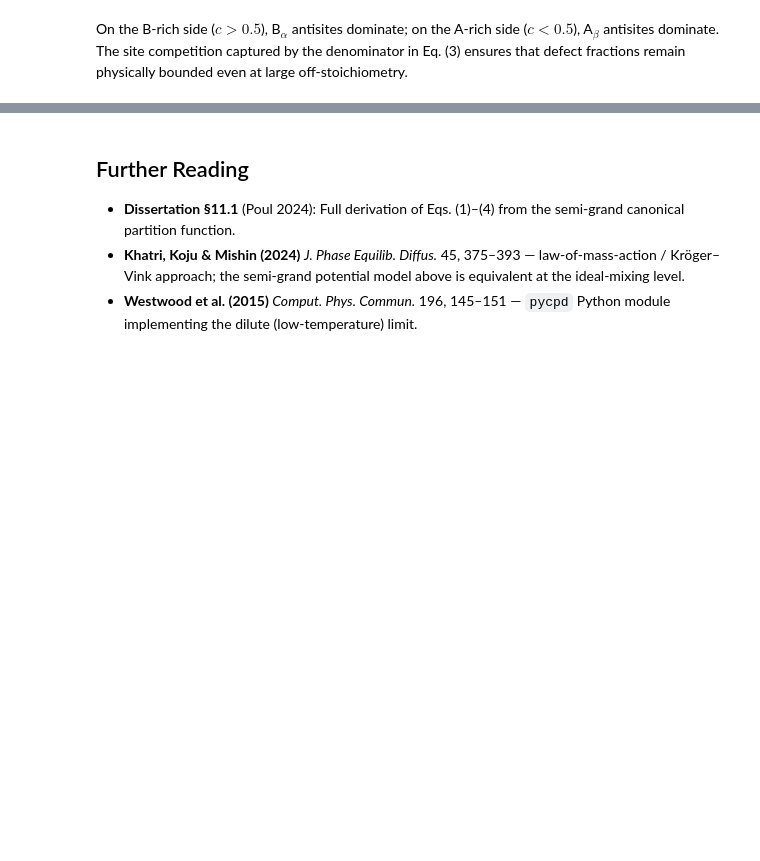
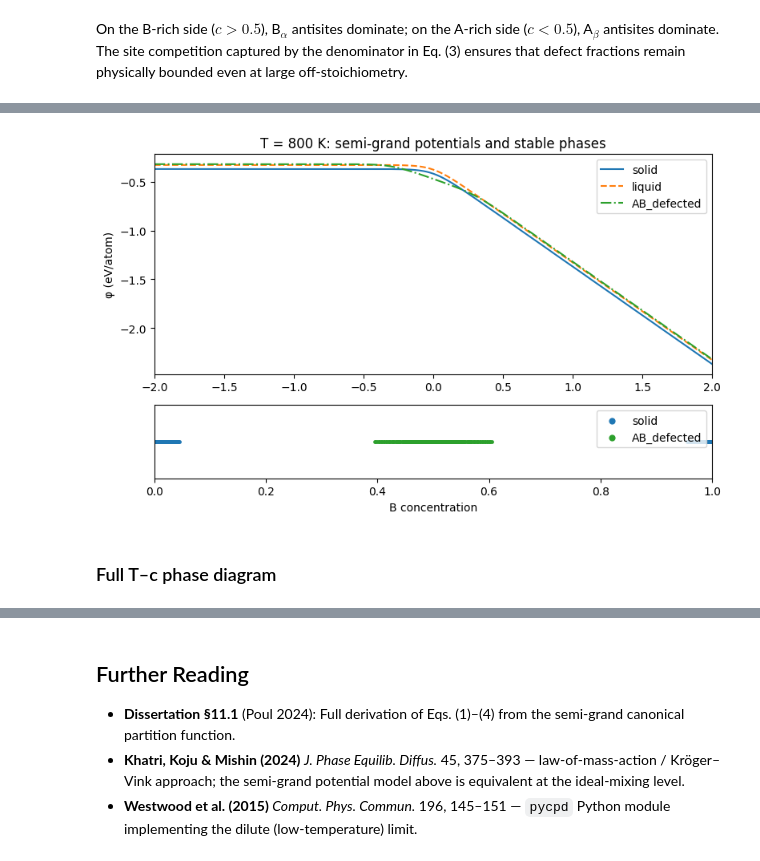
Before and after one commit to eisenforschung/landau, a Jupyter notebook: notebooks/PointDefects.ipynb, the cells around one changed output, grey strips where cells are left out. Saved outputs shown, nothing was run; the diff lists cells and outputs as text; code cells hidden in the pictures; blank space fills up the shorter version.

```diff
--- a/notebooks/PointDefects.ipynb
+++ b/notebooks/PointDefects.ipynb
@@ -191 +211,39 @@ defect model, rather than as a vertical line at $c = 0.5$.
+# %%
+T_iso = 800  # K
+dmu_scan = np.linspace(-2.0, 2.0, 2000)
+
+phases_1d = [solid, liquid, ab_defected]
+phis_1d   = np.array([p.semigrand_potential(T_iso, dmu_scan) for p in phases_1d])
+concs_1d  = np.array([p.concentration(T_iso, dmu_scan) for p in phases_1d])
+stable_1d = phis_1d.argmin(axis=0)
+
+fig, axes = plt.subplots(2, 1, figsize=(8, 5),
+                         gridspec_kw={'height_ratios': [3, 1]})
+
+# Top: φ(Δμ) curves — the envelope (minimum) selects the stable phase
+for i, (phase, ls) in enumerate(zip(phases_1d, ['-', '--', '-.'])):
+    phi = phis_1d[i]
+    axes[0].plot(dmu_scan, phi, ls, label=phase.name, color=f'C{i}')
+axes[0].set_ylabel('φ (eV/atom)')
+axes[0].legend()
+axes[0].set_xlim(dmu_scan[0], dmu_scan[-1])
+axes[0].set_title(f'T = {T_iso} K: semi-grand potentials and stable phases')
+
+# Bottom: 1D phase diagram — composition coloured by stable phase
+for i, phase in enumerate(phases_1d):
+    mask = stable_1d == i
+    if mask.any():
+        axes[1].scatter(concs_1d[i, mask], np.zeros(mask.sum()),
+                        c=f'C{i}', s=6, label=phase.name)
+axes[1].set_xlabel('B concentration')
+axes[1].set_xlim(0, 1)
+axes[1].set_yticks([])
+axes[1].legend(loc='upper right', markerscale=2)
+
+plt.tight_layout()
+plt.show()
+# %% [output]
+[figure, added]
+# %% [markdown]
+### Full T–c phase diagram
 # %%
```
Also changed, not shown: parts of 8 cells of this notebook.
